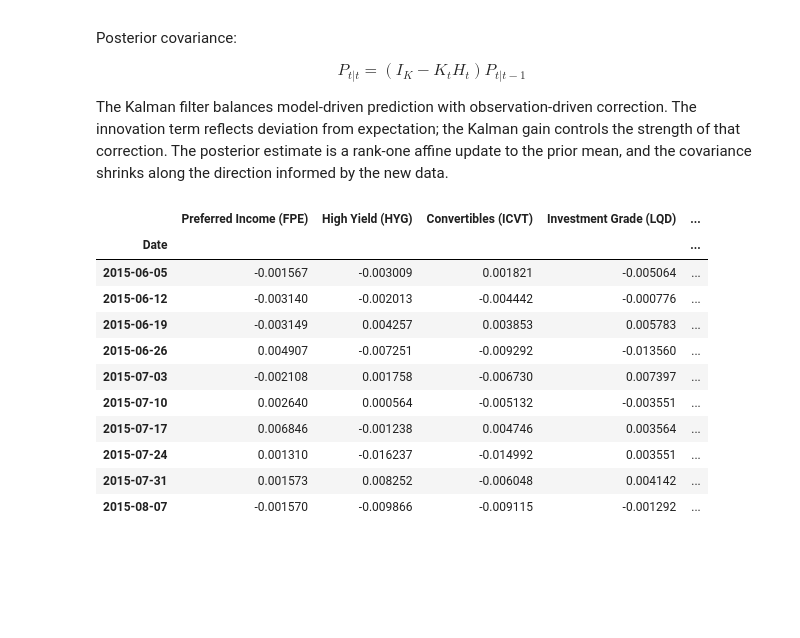
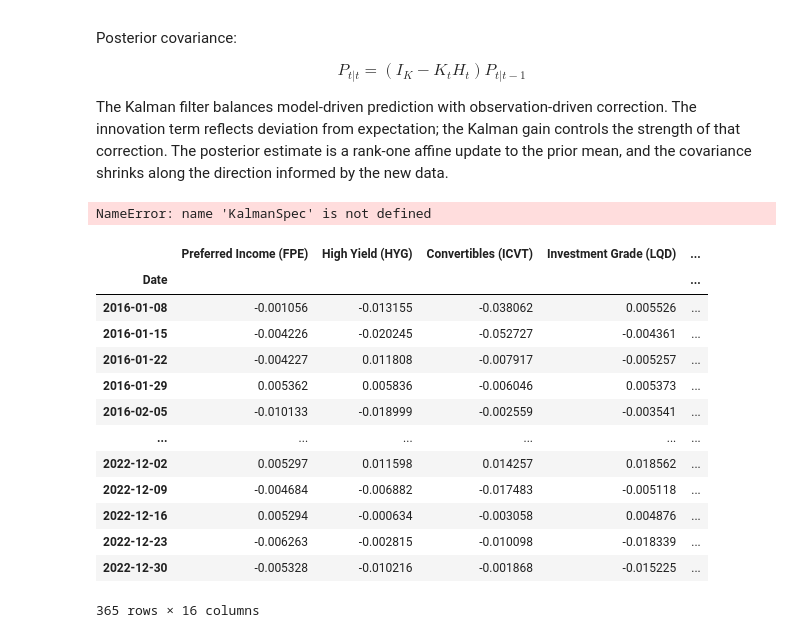
Before and after one commit to peterballaro/kalman_filter, a Jupyter notebook: filter_examples.ipynb, the cells around one changed output. Drawn from its saved outputs; the diff is of its cells as text; code cells hidden in the pictures; blank space fills up the shorter version.

```diff
--- a/filter_examples.ipynb
+++ b/filter_examples.ipynb
@@ -94,12 +94,16 @@ from plotly.subplots import make_subplots
 
 import utils.utils as utils
 import plotly.graph_objects as go
-from viz.viz_tools import get_sci_template, attach_line_end_labels
+from utils.viz_utils import get_sci_template, attach_line_end_labels
 from filters.kalman import KalmanSpec, KalmanEngine, run_kalman_grid_search
-from viz.kalman_viz import (ModelDiagnosticsPlotter,
+from post_run.kalman_explore import (ModelDiagnosticsPlotter,
                             summarize_model_diagnostics,
                             summarize_factor_dynamics,
                             plot_beta_grid,
-                            plot_factor_contributions)
+                            plot_factor_contributions,
+                            run_kalman_grid_search
+                            )
 import numpy as np
 import pandas as pd
+# %% [output]
+NameError: name 'KalmanSpec' is not defined
@@ -106,29 +137,37 @@ import pandas as pd
 # %%
 bond_return_data = pd.read_csv("data/bond_factor_returns.csv", index_col=0, parse_dates=True)
-yield_data = pd.read_csv("data/yield_data.csv", index_col=0, parse_dates=True)
-yield_data.rename(columns={yield_data.columns[0]: "yield_level"}, inplace=True)
-yield_data["yield_delta"] = yield_data["yield_level"].diff()
-yield_data = yield_data.drop(columns=["yield_level"])
-merged_data = bond_return_data.merge(yield_data, left_index=True, right_index=True, how="left")
-data_weekly = utils.aggregate_weekly_data(merged_data, additive_cols=["yield_delta"],)
+bond_return_data = bond_return_data.loc["2016-01-01":"2023-01-01"]
+#bond_return_data = bond_return_data.drop(columns=['PFFA'])
 
-for col in ['duration_t', 'yield_level']:
-    if col in data_weekly.columns:
-        data_weekly = data_weekly.drop(columns=[col])
-data_weekly.head(10)
+yield_data = pd.read_csv("data/daily-treasury-rates.csv", index_col=0, parse_dates=True).sort_index()
+yield_delta = yield_data.diff().drop(columns=['2 Mo', '4 Mo'])
+yield_delta.columns = [f"{col}_delta" for col in yield_delta.columns]
+yield_delta = yield_delta.dropna()
+merged_data = bond_return_data.merge(yield_delta, left_index=True, right_index=True, how="left")
+data_weekly = utils.aggregate_weekly_data(merged_data, additive_cols=yield_delta.columns,)
+# Convert all columns in data_weekly that are not yield delta columns to basis points (multiply by 100)
+yield_delta_cols = yield_delta.columns
+cols_to_convert = [col for col in data_weekly.columns if col not in yield_delta_cols]
+# data_weekly[cols_to_convert] = data_weekly[cols_to_convert] * 1e4
+# data_weekly[yield_delta_cols] = data_weekly[yield_delta_cols] * 100
+
+data_weekly = data_weekly.sort_values(by="Date")
+data_weekly
 # %% [output]
 |  | Preferred Income (FPE) | High Yield (HYG) | Convertibles (ICVT) | Investment Grade (LQD) | ... |
 | Date |  |  |  |  | ... |
-| 2015-06-05 | -0.001567 | -0.003009 | 0.001821 | -0.005064 | ... |
-| 2015-06-12 | -0.003140 | -0.002013 | -0.004442 | -0.000776 | ... |
-| 2015-06-19 | -0.003149 | 0.004257 | 0.003853 | 0.005783 | ... |
-| 2015-06-26 | 0.004907 | -0.007251 | -0.009292 | -0.013560 | ... |
-| 2015-07-03 | -0.002108 | 0.001758 | -0.006730 | 0.007397 | ... |
-| 2015-07-10 | 0.002640 | 0.000564 | -0.005132 | -0.003551 | ... |
-| 2015-07-17 | 0.006846 | -0.001238 | 0.004746 | 0.003564 | ... |
-| 2015-07-24 | 0.001310 | -0.016237 | -0.014992 | 0.003551 | ... |
-| 2015-07-31 | 0.001573 | 0.008252 | -0.006048 | 0.004142 | ... |
-| 2015-08-07 | -0.001570 | -0.009866 | -0.009115 | -0.001292 | ... |
+| 2016-01-08 | -0.001056 | -0.013155 | -0.038062 | 0.005526 | ... |
+| 2016-01-15 | -0.004226 | -0.020245 | -0.052727 | -0.004361 | ... |
+| 2016-01-22 | -0.004227 | 0.011808 | -0.007917 | -0.005257 | ... |
+| 2016-01-29 | 0.005362 | 0.005836 | -0.006046 | 0.005373 | ... |
+| 2016-02-05 | -0.010133 | -0.018999 | -0.002559 | -0.003541 | ... |
+| ... | ... | ... | ... | ... | ... |
+| 2022-12-02 | 0.005297 | 0.011598 | 0.014257 | 0.018562 | ... |
+| 2022-12-09 | -0.004684 | -0.006882 | -0.017483 | -0.005118 | ... |
+| 2022-12-16 | 0.005294 | -0.000634 | -0.003058 | 0.004876 | ... |
+| 2022-12-23 | -0.006263 | -0.002815 | -0.010098 | -0.018339 | ... |
+| 2022-12-30 | -0.005328 | -0.010216 | -0.001868 | -0.015225 | ... |
+365 rows × 16 columns
 # %%
 # --- Inspect Results ---Ca
 
```
Also changed, not shown: parts of 8 cells of this notebook, 9 other files.
